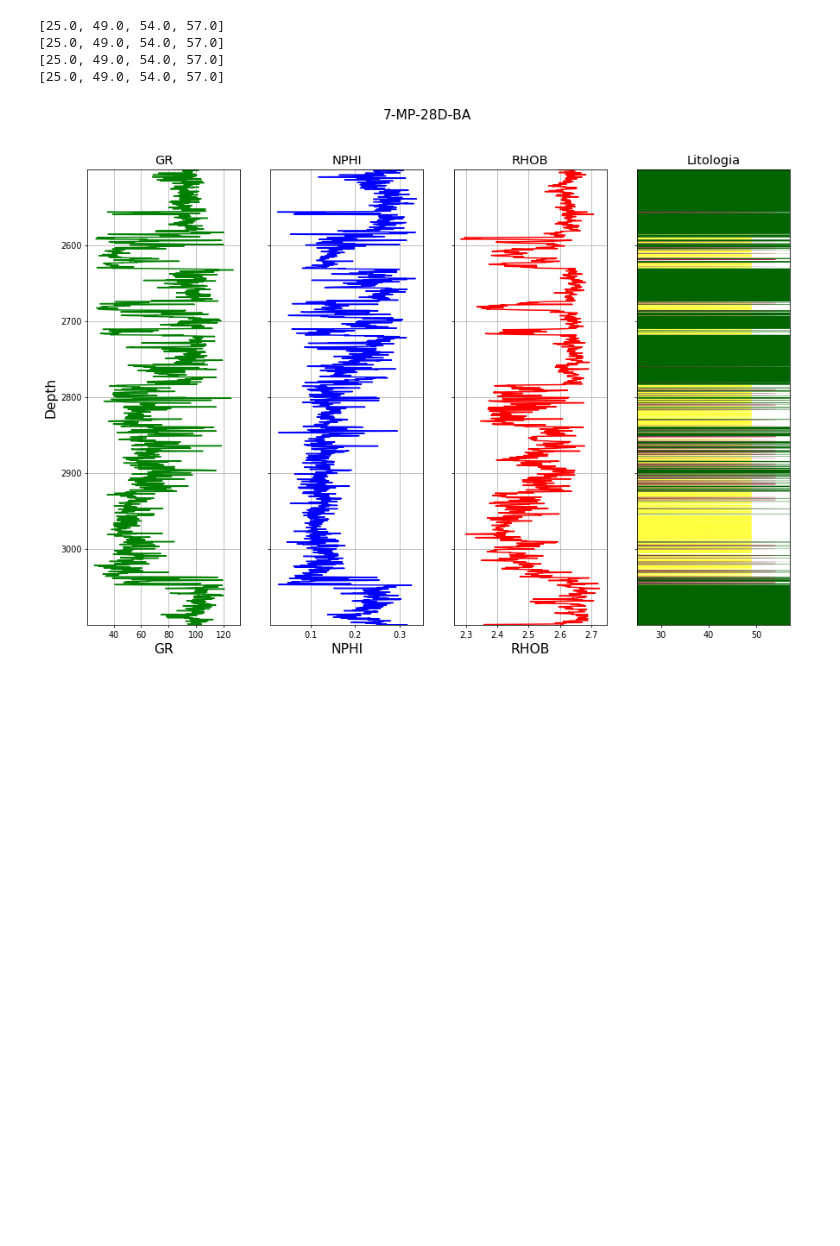
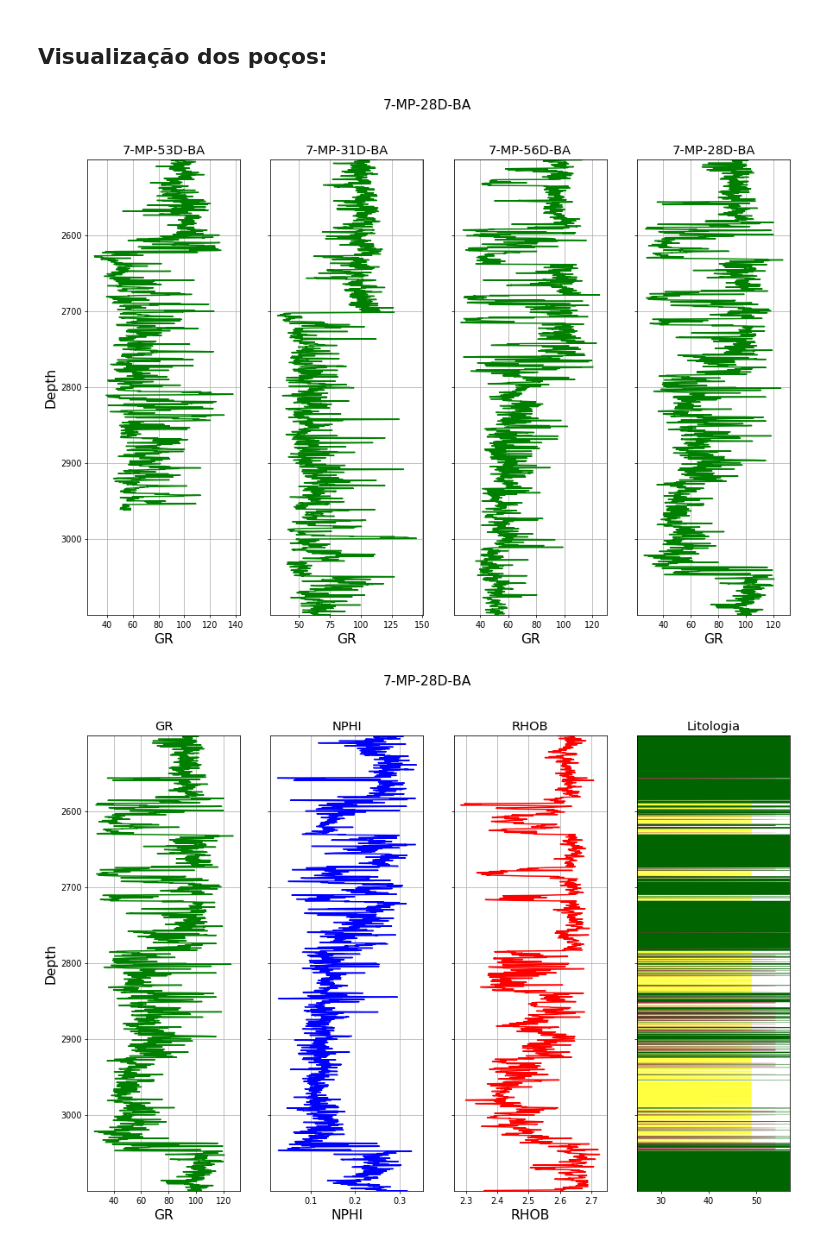
Before and after one commit to rmotadutra/PFG_2020, a Jupyter notebook: codes/well_create_lithology.ipynb, the cells around one changed output. Cells and saved outputs as stored; diff of their text form; code cells hidden in the pictures; blank space fills up the shorter version.

```diff
--- a/codes/well_create_lithology.ipynb
+++ b/codes/well_create_lithology.ipynb
@@ -11,7 +18,7 @@ litho_types = defs.read_litho_types('../data/lito_code.csv')
 # %%
 # reading the files .LAS of all wells
 # using the function "read_well" in the file "defs"
-well_28D = defs.read_well('../data/7-MP-28D-BA.las')
-well_31D = defs.read_well('../data/7-MP-31D-BA.las')
-well_53D = defs.read_well('../data/7-MP-53D-BA.las')
-well_56D = defs.read_well('../data/7-MP-56D-BA.las')
+well_28D = defs.read_well('../data/7-MP-28D-BA.las', ['DEPTH', 'GR', 'NPHI', 'RHOB'])
+well_31D = defs.read_well('../data/7-MP-31D-BA.las', ['DEPTH', 'GR', 'NPHI', 'RHOB'])
+well_53D = defs.read_well('../data/7-MP-53D-BA.las', ['DEPTH', 'GR', 'NPHI', 'RHOB'])
+well_56D = defs.read_well('../data/7-MP-56D-BA.las', ['DEPTH', 'GR', 'NPHI', 'RHOB'])
@@ -49,13 +59,12 @@ formation_31D = defs.formation_zone(well_31D, top, base)
 formation_53D = defs.formation_zone(well_53D, top, base)
 formation_56D = defs.formation_zone(well_56D, top, base)
 # %%
+#creating curves that only contains one lithology type, for each lithology
+#using the function "separate_lithology" in the file "defs"
 separate_28D = defs.separate_lithology(formation_28D, litho_types)
 separate_31D = defs.separate_lithology(formation_31D, litho_types)
 separate_53D = defs.separate_lithology(formation_53D, litho_types)
 separate_56D = defs.separate_lithology(formation_56D, litho_types)
-# %% [output]
-[25.0, 49.0, 54.0, 57.0]
-[25.0, 49.0, 54.0, 57.0]
-[25.0, 49.0, 54.0, 57.0]
-[25.0, 49.0, 54.0, 57.0]
+# %% [markdown]
+## Visualização dos poços:
 # %%
@@ -67,3 +78,11 @@ cores = {
 }
+# %%
+grafico = appynho.plotagem(4, titulo = '7-MP-28D-BA', altura = 10, comprimento = 15 )
+grafico.plot_s(0, separate_53D['GR'], separate_53D['DEPTH'], cor = 'g', descricao_x = 'GR', descricao_y = 'Depth', titulo = '7-MP-53D-BA')
+grafico.plot_s(1, separate_31D['GR'], separate_31D['DEPTH'], cor = 'g', descricao_x = 'GR', descricao_y = 'Depth', titulo = '7-MP-31D-BA')
+grafico.plot_s(2, separate_56D['GR'], separate_56D['DEPTH'], cor = 'g', descricao_x = 'GR', descricao_y = 'Depth', titulo = '7-MP-56D-BA')
+grafico.plot_s(3, separate_28D['GR'], separate_28D['DEPTH'], cor = 'g', descricao_x = 'GR', descricao_y = 'Depth', titulo = '7-MP-28D-BA')
+# %% [output]
+[figure, added]
 # %%
 grafico = appynho.plotagem(4, titulo = '7-MP-28D-BA', altura = 10, comprimento = 15 )
```
Also changed, not shown: parts of 21 cells of this notebook, 4 other files.
